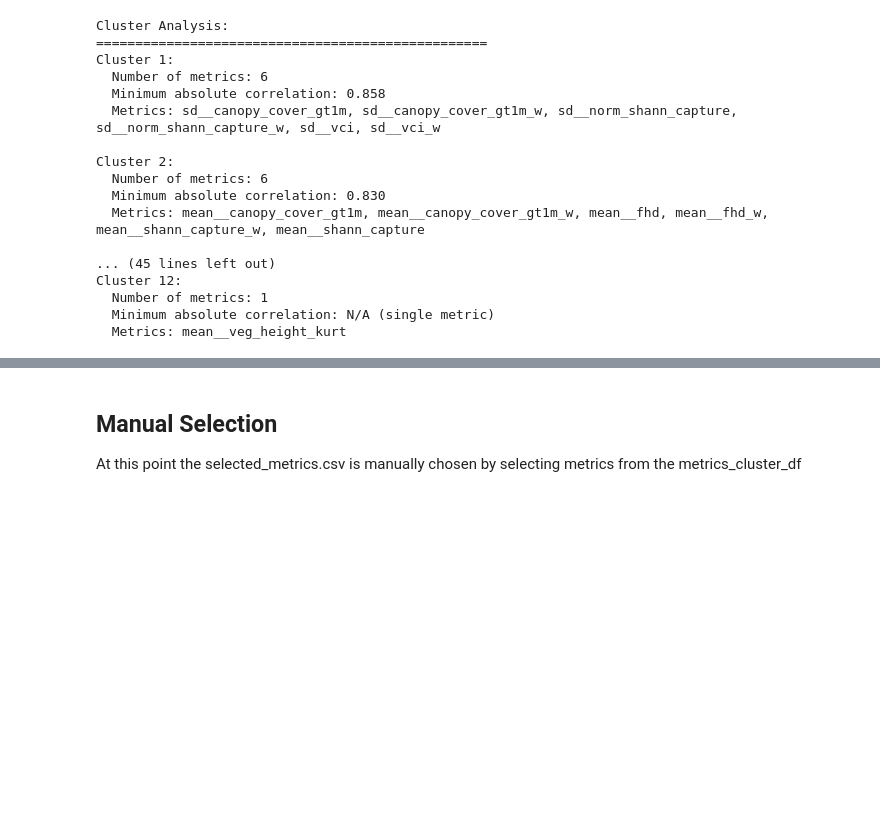
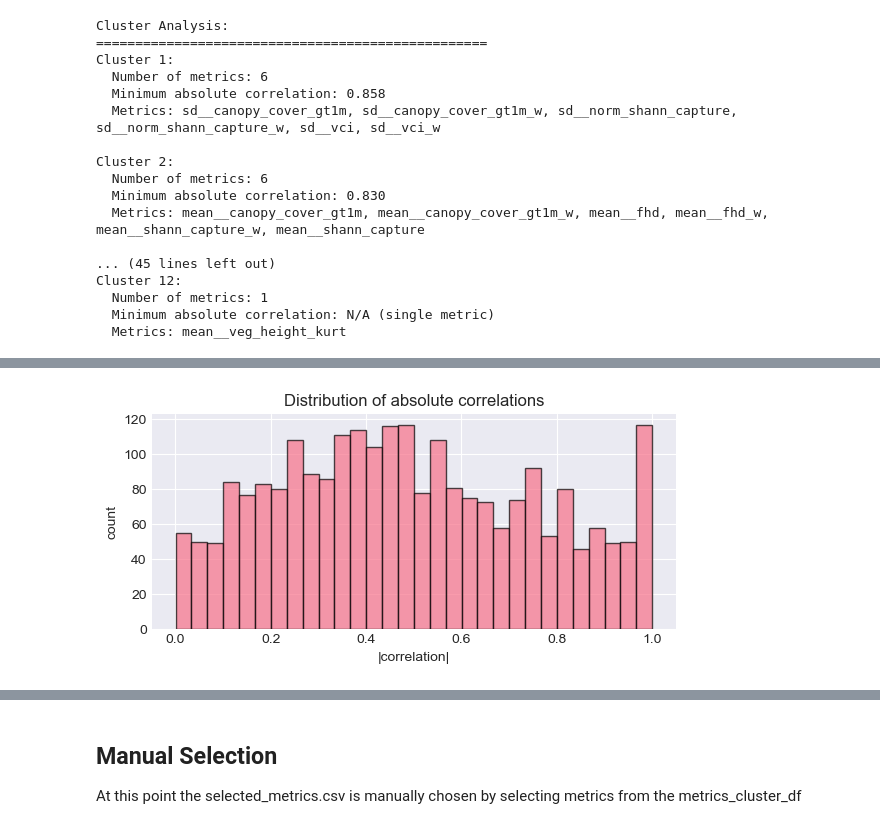
Before and after one commit to jameswesc/masters-thesis, a Jupyter notebook: notebooks/06_corr_analysis.ipynb, the cells around one changed output, grey strips where cells are left out. Cells and saved outputs as stored; diff of their text form; code cells hidden in the pictures; blank space fills up the shorter version.

```diff
--- a/notebooks/06_corr_analysis.ipynb
+++ b/notebooks/06_corr_analysis.ipynb
@@ -192,3 +190,79 @@ Cluster 12:
   Number of metrics: 1
   Minimum absolute correlation: N/A (single metric)
   Metrics: mean__veg_height_kurt
+# %%
+# Compute basic correlation statistics for off-diagonal pairs
+import numpy as np
+import pandas as pd
+import matplotlib.pyplot as plt
+
+# Read correlation matrix (saved earlier in the notebook)
+corr = pd.read_csv(csv_dir / "metric_correlation.csv", index_col=0)
+assert corr.shape[0] == corr.shape[1], "Correlation matrix must be square"
+
+# Extract upper triangle without diagonal
+mask = np.triu(np.ones(corr.shape), k=1).astype(bool)
+vals = corr.values[mask]
+abs_vals = np.abs(vals)
+n_pairs = len(vals)
+
+# Basic summary stats (raw and absolute)
+stats = {
+    'count_pairs': int(n_pairs),
+    'mean': float(np.nanmean(vals)),
+    'median': float(np.nanmedian(vals)),
+    'std': float(np.nanstd(vals, ddof=1)),
+    'min': float(np.nanmin(vals)),
+    'max': float(np.nanmax(vals)),
+    '25%': float(np.nanpercentile(vals, 25)),
+    '75%': float(np.nanpercentile(vals, 75)),
+    'mean_abs': float(np.nanmean(abs_vals)),
+    'median_abs': float(np.nanmedian(abs_vals)),
+    'std_abs': float(np.nanstd(abs_vals, ddof=1)),
+    'min_abs': float(np.nanmin(abs_vals)),
+    'max_abs': float(np.nanmax(abs_vals)),
+    '25%_abs': float(np.nanpercentile(abs_vals, 25)),
+    '75%_abs': float(np.nanpercentile(abs_vals, 75)),
+}
+
+# Threshold counts and proportions
+thresholds = [0.7, 0.8, 0.9, 0.95, 0.99]
+threshold_rows = []
+for t in thresholds:
+    count_raw = int((vals > t).sum())
+    count_abs = int((abs_vals > t).sum())
+    threshold_rows.append({'threshold': t,
+                           'count_raw': count_raw,
+                           'prop_raw': count_raw / n_pairs,
+                           'count_abs': count_abs,
+                           'prop_abs': count_abs / n_pairs,
+                          })
+
+# Strong negative counts
+strong_neg = {
+    'count_below_-0.7': int((vals < -0.7).sum()),
+    'count_below_-0.95': int((vals < -0.95).sum()),
+}
+
+# Combine and save
+stats.update(strong_neg)
+stats_df = pd.DataFrame([stats])
+stats_df.to_csv(csv_dir / "metric_correlation_stats.csv", index=False)
+threshold_df = pd.DataFrame(threshold_rows)
+threshold_df.to_csv(csv_dir / "metric_correlation_threshold_counts.csv", index=False)
+
+# Print a compact summary
+print('Correlation summary (off-diagonal pairs):')
+print(stats_df.T)
+print('\nThreshold counts and proportions:')
+print(threshold_df)
+
+# Optional quick plot of absolute correlations
+plt.figure(figsize=(6,3))
+plt.hist(abs_vals, bins=30, color='C0', edgecolor='k', alpha=0.7)
+plt.xlabel('|correlation|')
+plt.ylabel('count')
+plt.title('Distribution of absolute correlations')
+plt.tight_layout()
+plt.show()
+# %% [output]
@@ -194,0 +286 @@ Cluster 12:
+[figure, added]
```
Also changed, not shown: parts of 5 cells of this notebook, 3 other files.
